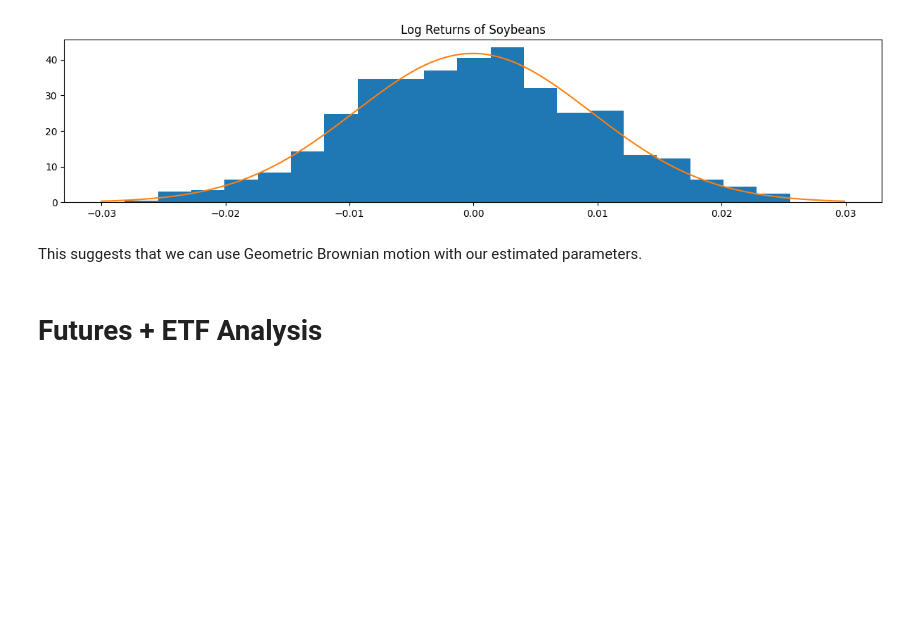
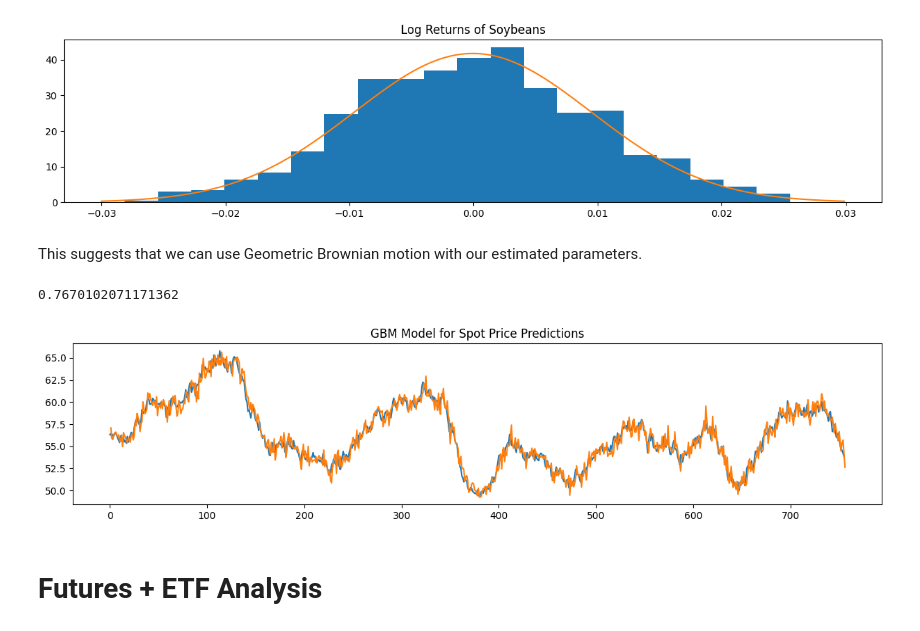
Before and after one commit to Ae-bii/uchicago-trading-2023, a Jupyter notebook: case1/analysis/analysis.ipynb, the cells around one changed output. Saved outputs shown, nothing was run; the diff lists cells and outputs as text; code cells hidden in the pictures; blank space fills up the shorter version.

```diff
--- a/case1/analysis/analysis.ipynb
+++ b/case1/analysis/analysis.ipynb
@@ -130,6 +130,37 @@ variance: 9.113656672214566e-05
 [figure]
 # %% [markdown]
 This suggests that we can use Geometric Brownian motion with our estimated parameters.
+# %%
+def gbm_expected_price(price_0=0, mean=0, var=1, periods=1):
+    """
+    Returns the expected price and +/- confidence interval for time series that follows GBM.
+    """
+    preds = [price_0 * np.exp((mean - var / 2) * 1 + np.sqrt(var) * np.random.normal(0, np.sqrt(1))) for i in range(1, periods + 1)]
+    confs = [1.96 * np.sqrt(var * i) for i in range(1, periods + 1)]
+    return preds, confs
+
+def test_gbm_model(data):
+    preds = []
+    confs = []
+
+    for i in range(len(data)):
+        pred, conf = gbm_expected_price(data[i], -6.046839389007168e-05, 9.113656672214566e-05)
+        preds.append(pred[0])
+        confs.append(conf[0])
+
+    return preds, confs
+# %%
+preds, conf = test_gbm_model(full_data['SBL'])
+plt.title('GBM Model for Spot Price Predictions')
+plt.plot(full_data['SBL'])
+plt.plot(range(1, len(preds) + 1), preds)
+# preds, _ = gbm_expected_price(full_data['SBL'][0], -6.046839389007168e-05, 9.113656672214566e-05, 10)
+# plt.xlim(left=300, right=400)
+mse = skm.mean_squared_error(full_data['SBL'][1:], preds[:-1])
+np.sqrt(mse)
+# %% [output]
+0.7670102071171362
+[figure, added]
 # %% [markdown]
 # Futures + ETF Analysis
 # %%
```
Also changed, not shown: parts of 3 cells of this notebook.
